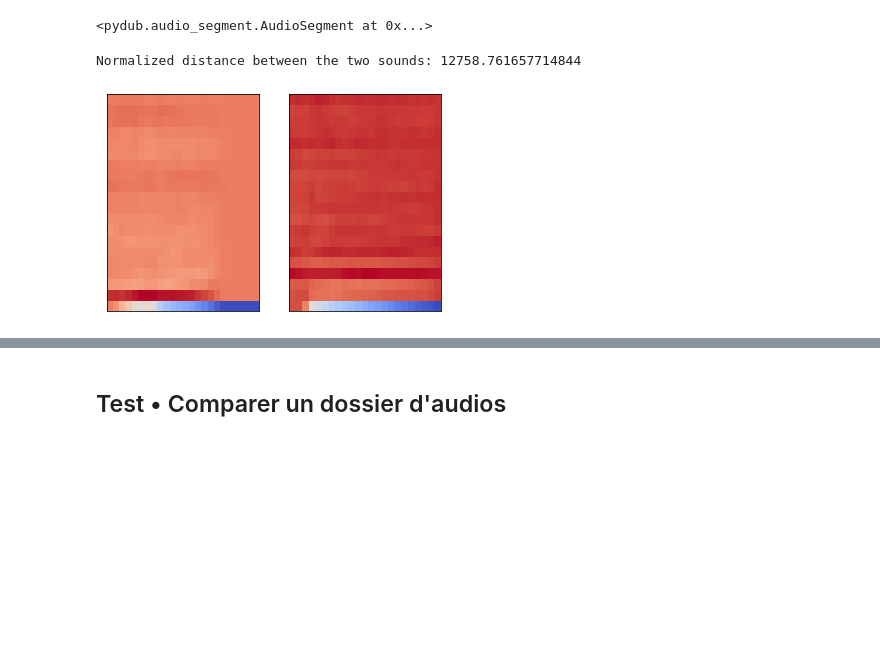
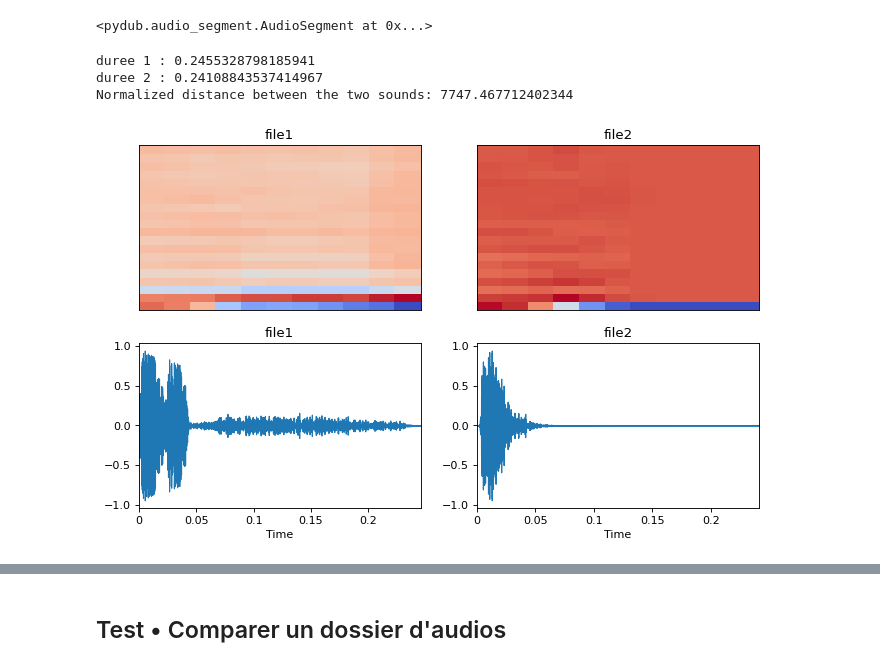
Before and after one commit to Mlamalerie/Wanabilini-Producer-Tools, a Jupyter notebook: Laver DrumKit.ipynb, the cells around one changed output, grey strips where cells are left out. Cells and saved outputs as stored; diff of their text form; code cells hidden in the pictures; blank space fills up the shorter version.

Commit message:
opé pour un drumkit entier, je suis quelquun de fort

```diff
--- a/Laver DrumKit.ipynb
+++ b/Laver DrumKit.ipynb
@@ -73,21 +69,23 @@ gdrive  sample_data
 # %%
 
-def get_all_directory(kit_path, res = []):
+def get_all_directory(kit_path,l_veski, res = []):
     if os.path.exists(str(kit_path)):
         for fic in os.listdir(kit_path):
-            fic = kit_path + "/" + fic
-            if os.path.isdir(fic): #si dossier
-                res.append(fic)
-                res = get_all_directory(fic,res)
-                #print(fic)
+            if fic not in l_veski:
+                fic = kit_path + "/" + fic
+                if os.path.isdir(fic): #si dossier
+                    res.append(fic)
+                    res = get_all_directory(fic,l_veski,res)
+                    #print(fic)
     return res
 
-all_dossier_a_analyser_DRUMKIT = get_all_directory(DRUMKIT_LEDOSSIER)
+l_dossiers_veski = ['Fx - textures','BONUS']
+all_dossier_a_analyser_DRUMKIT = set(get_all_directory(DRUMKIT_LEDOSSIER,l_dossiers_veski))
 
 def get_names_files_on(doss):
     listeFichiersAUDIO_names = np.array([f"[{i}] " +  fic for i,fic in enumerate(os.listdir(doss)) if fic.split(".")[-1] in ["mp3", "wav"]  ])
     listeFichiersAUDIO =  np.array([doss + "/" + fic for fic in os.listdir(doss) if fic.split(".")[-1] in ["mp3", "wav"]  ])
     return listeFichiersAUDIO_names, listeFichiersAUDIO
 
-print(get_names_files_on(all_dossier_a_analyser_DRUMKIT[3] ) [0])
+print(np.array(list(all_dossier_a_analyser_DRUMKIT)))
 # %% [output]
@@ -112,8 +111,8 @@ print(get_names_files_on(all_dossier_a_analyser_DRUMKIT[3] ) [0])
 # %%
 one_seconds = 1000
 
-listeFichiersAUDIO = get_names_files_on(all_dossier_a_analyser_DRUMKIT[0] ) [1]
-file1 = listeFichiersAUDIO[1]
+listeFichiersAUDIO = get_names_files_on(list(all_dossier_a_analyser_DRUMKIT)[0] ) [1]
+file1 = listeFichiersAUDIO[10]
 file2 = listeFichiersAUDIO[2]
 
 
@@ -131,24 +130,40 @@ AfficherAudio([file1,file2],3)
 <pydub.audio_segment.AudioSegment at 0x...>
 # %%
 #Loading audio files
+
+plt.figure(figsize=(10, 6), dpi=80)
+
+plt.subplot(2, 2, 3)
+plt.title("file1")
 y1, sr1 = librosa.load(file1)
+print("duree 1 :",librosa.get_duration(y1))
+librosa.display.waveplot(y1, sr1)
+
+plt.subplot(2, 2, 4)
+plt.title("file2")
 y2, sr2 = librosa.load(file2)
+print("duree 2 :",librosa.get_duration(y2))
+librosa.display.waveplot(y2, sr2)
 
 #Showing multiple plots using subplot
-plt.subplot(1, 2, 1)
+plt.subplot(2, 2, 1)
+plt.title("file1")
 mfcc1 = librosa.feature.mfcc(y1,sr1)   #Computing MFCC values
 librosa.display.specshow(mfcc1)
 
-plt.subplot(1, 2, 2)
+plt.subplot(2, 2, 2)
+plt.title("file2")
 mfcc2 = librosa.feature.mfcc(y2, sr2)
 librosa.display.specshow(mfcc2)
 
 from numpy.linalg import norm
 dist, cost, acc_cost, path = dtw(mfcc1.T, mfcc2.T, dist=lambda x, y: norm(x - y, ord=1))
 print('Normalized distance between the two sounds:', dist )  # 0 for similar audios
 # %% [output]
-Normalized distance between the two sounds: 12758.761657714844
+duree 1 : 0.2455328798185941
+duree 2 : 0.24108843537414967
+Normalized distance between the two sounds: 7747.467712402344
-[figure, old version]
+[figure, new version]
 # %%
 plt.imshow(cost.T, origin='lower', cmap=plt.cm.gray, interpolation='nearest')
 plt.plot(path[0], path[1], 'w') #creating plot for DTW
```
Also changed, not shown: parts of 14 cells of this notebook, 30 other files.
